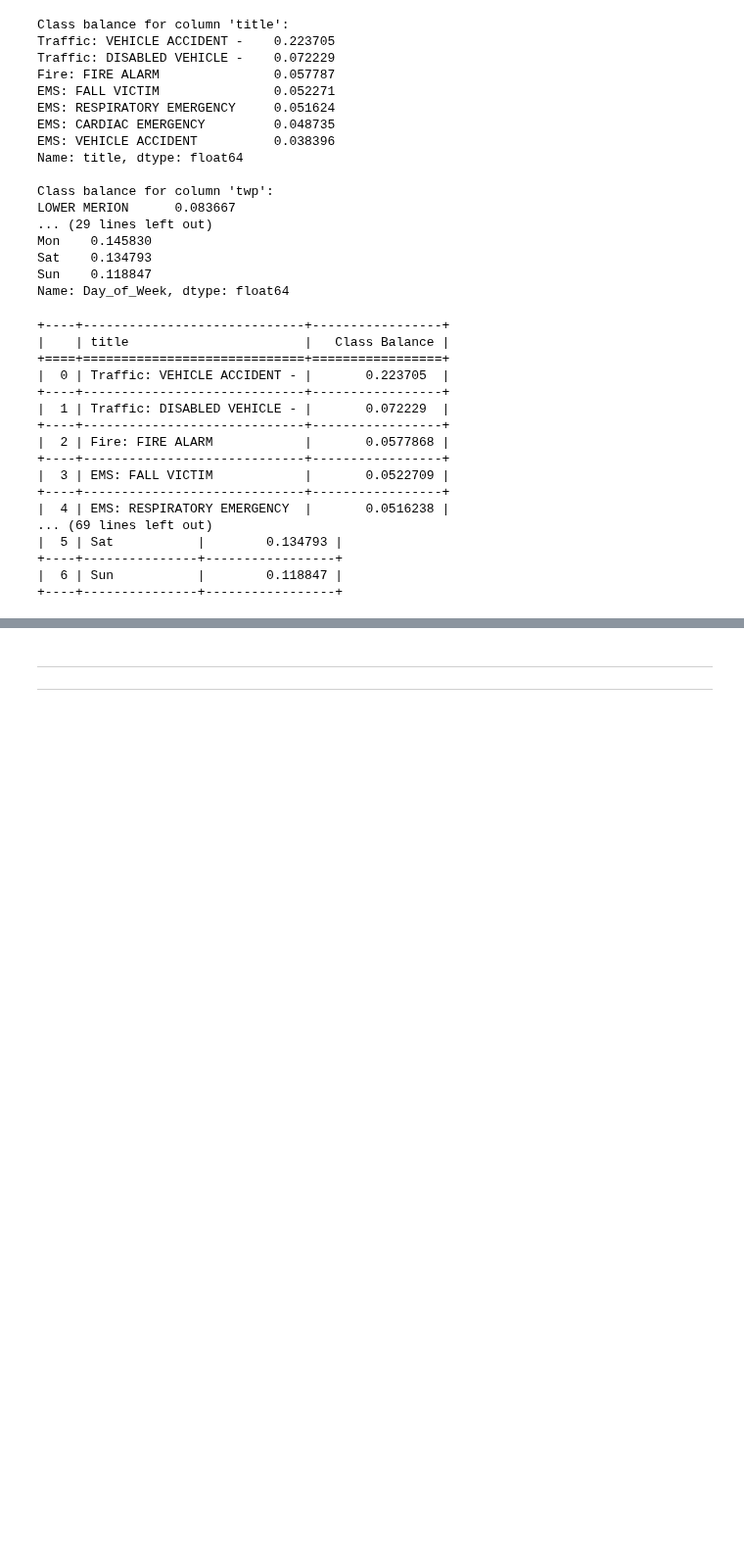
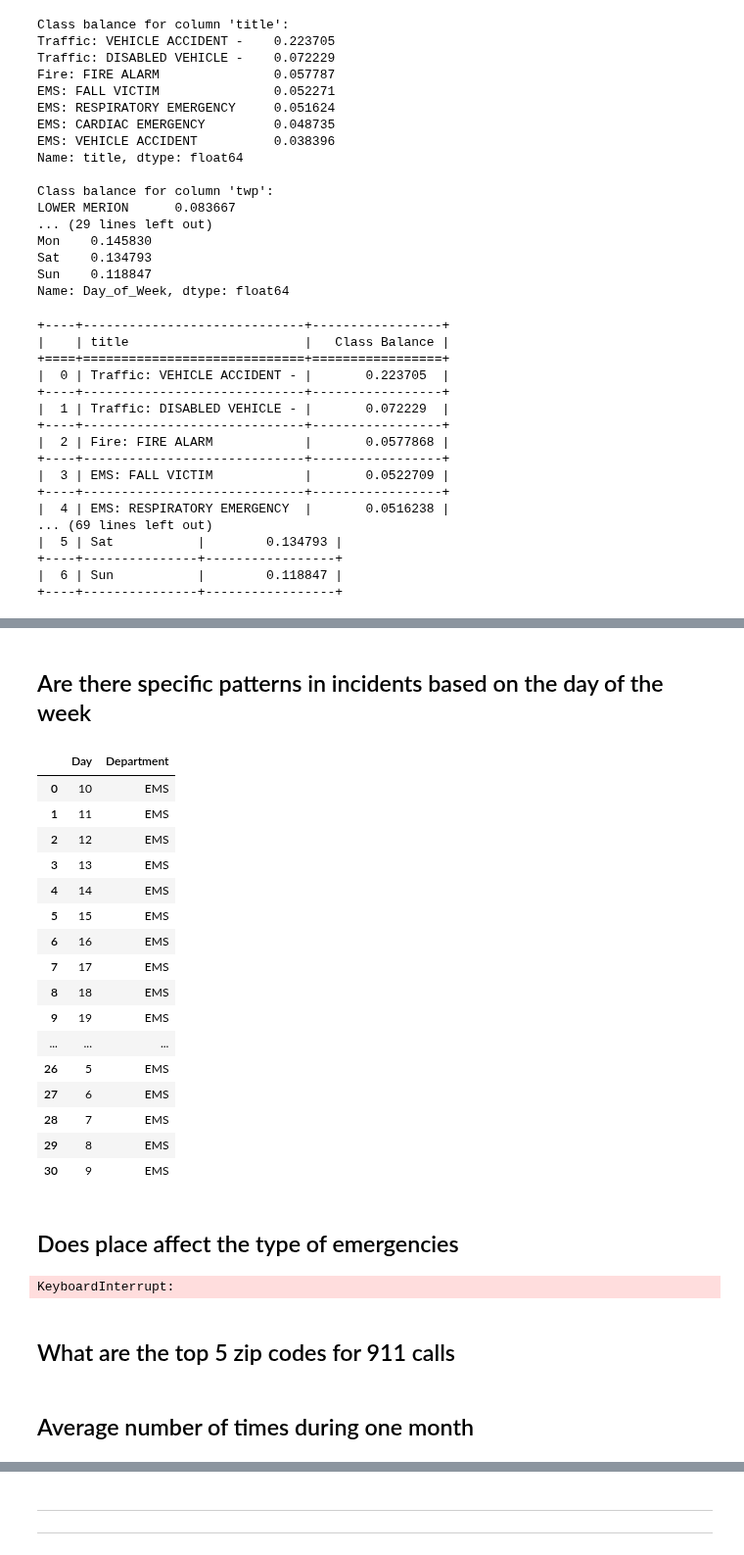
Before and after one commit to AANasr97/911Calls, a Jupyter notebook: 911 Calls Project.ipynb, the cells around one changed output, grey strips where cells are left out. Shown at 98% size. Saved outputs shown, nothing was run; the diff lists cells and outputs as text; code cells hidden in the pictures; blank space fills up the shorter version.

```diff
--- a/911 Calls Project.ipynb
+++ b/911 Calls Project.ipynb
@@ -351,0 +473,15 @@ for table in class_balance_tables:
+# %%
+
+monthes_list= df.Month.unique()
+df_1= pd.DataFrame()
+most_ferq_department=[]
+for i in monthes_list:
+    s= df[df['Month'] == i ]
+    department= s['Department'].value_counts().idxmax()
+    most_ferq_department.append(department)
+
+df_1['Month']=monthes_list
+df_1['Department'] = most_ferq_department
+
+
+df_1
@@ -351,0 +502,59 @@ for table in class_balance_tables:
+# %% [markdown]
+## Are there specific patterns in incidents based on the day of the week
+# %%
+Day_list= df.Day.unique()
+df_2= pd.DataFrame()
+most_ferq_incidents=[]
+for i in Day_list:
+    s= df[df['Day'] == i ]
+    department= s['Department'].value_counts().idxmax()
+    if(department):
+        most_ferq_incidents.append(department)
+    else:
+        most_ferq_incidents.append(NULL)
+
+# print (most_ferq_incidents, )
+
+df_2['Day']=Day_list
+df_2['Department'] = most_ferq_incidents
+
+df_2
+# %% [output]
+|  | Day | Department |
+| 0 | 10 | EMS |
+| 1 | 11 | EMS |
+| 2 | 12 | EMS |
+| 3 | 13 | EMS |
+| 4 | 14 | EMS |
+| 5 | 15 | EMS |
+| 6 | 16 | EMS |
+| 7 | 17 | EMS |
+| 8 | 18 | EMS |
+| 9 | 19 | EMS |
+| ... | ... | ... |
+| 26 | 5 | EMS |
+| 27 | 6 | EMS |
+| 28 | 7 | EMS |
+| 29 | 8 | EMS |
+| 30 | 9 | EMS |
+# %% [markdown]
+## Does place affect the type of emergencies
+# %%
+
+add_list= df.addr.unique()
+df_3= pd.DataFrame()
+most_ferq_emergencie=[]
+for i in add_list:
+    s= df[df['addr'] == i ]
+    twp= s['Department'].value_counts().idxmax()
+    most_ferq_emergencir.append(twp)
+
+df_3['addr']=add_list
+df_3['Department'] = most_ferq_emergencie
+
+
+df_3
+# %% [output]
+KeyboardInterrupt:
+# %% [markdown]
+## What are the top 5 zip codes for 911 calls
@@ -351,0 +563,2 @@ for table in class_balance_tables:
+# %% [markdown]
+## Average number of times during one month
```
Also changed, not shown: parts of 20 cells of this notebook.
